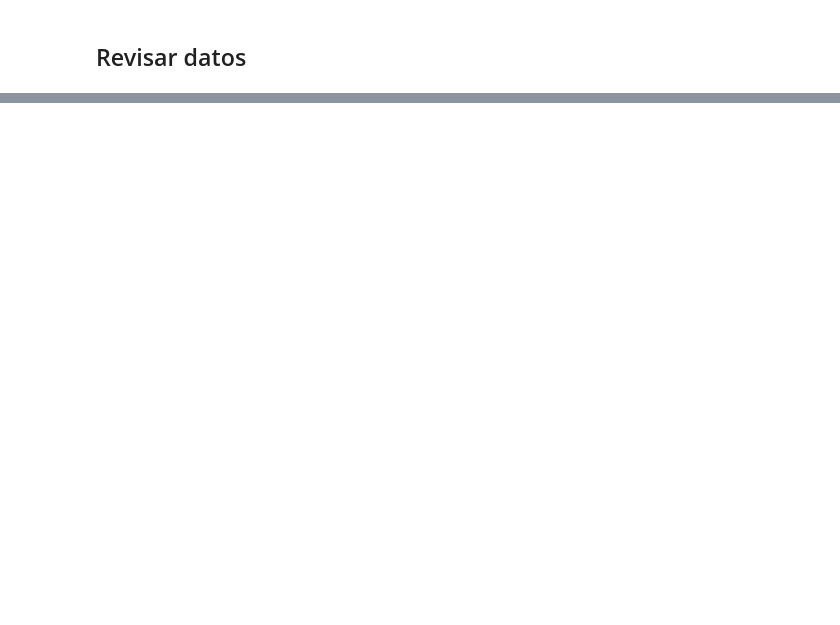
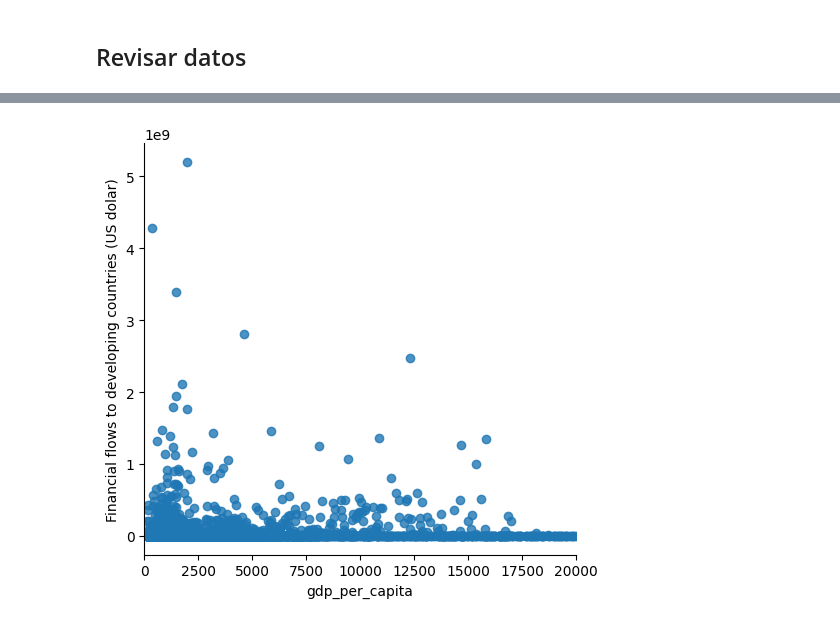
Before and after one commit to Leireal/ENERGIA, a Jupyter notebook: sustainable_energy.ipynb, the cells around one changed output, grey strips where cells are left out. Drawn from its saved outputs; the diff is of its cells as text; code cells hidden in the pictures; blank space fills up the shorter version.

Commit message:
Datos limpios

```diff
--- a/sustainable_energy.ipynb
+++ b/sustainable_energy.ipynb
@@ -313,0 +663,2 @@ result
+# %%
+df_energy_2.loc[df_energy_2["Financial flows to developing countries (US dolar)"].isna(), "Financial flows to developing countries (US dolar)"] = 0
@@ -313,0 +764,9 @@ result
+# %%
+# Asegurarse de que está ordenado por país y año
+#df_energy_2 = df_energy_2.sort_values(by=['Entity', 'Year'])
+
+# Aplicar solo backward fill (rellenar con el valor del año posterior)
+df_energy_2['gdp_per_capita'] = (
+    df_energy_2.groupby('Entity', group_keys=False)['gdp_per_capita']
+    .apply(lambda x: x.bfill())
+)
@@ -313,0 +835,10 @@ result
+# %%
+#ahora con el valor anterior
+# Asegurar que los datos estén ordenados por país y año
+#df_energy_2 = df_energy_2.sort_values(by=['Entity', 'Year'])
+
+# Aplicar solo forward fill (relleno con el valor anterior)
+df_energy_2['gdp_per_capita'] = (
+    df_energy_2.groupby('Entity', group_keys=False)['gdp_per_capita']
+    .apply(lambda x: x.ffill())
+)
@@ -313,0 +888,2 @@ result
+# %%
+df_energy_3 = df_energy_2.dropna(subset=['gdp_per_capita'])
@@ -313,0 +1324,6 @@ result
+# %%
+sns.lmplot(x="gdp_per_capita", y="Financial flows to developing countries (US dolar)", data=df_energy_3,fit_reg=False)
+plt.xlim(0, 20000)
+plt.show()
+# %% [output]
+[figure, added]
```
Also changed, not shown: parts of 126 cells of this notebook, 1 other file.
